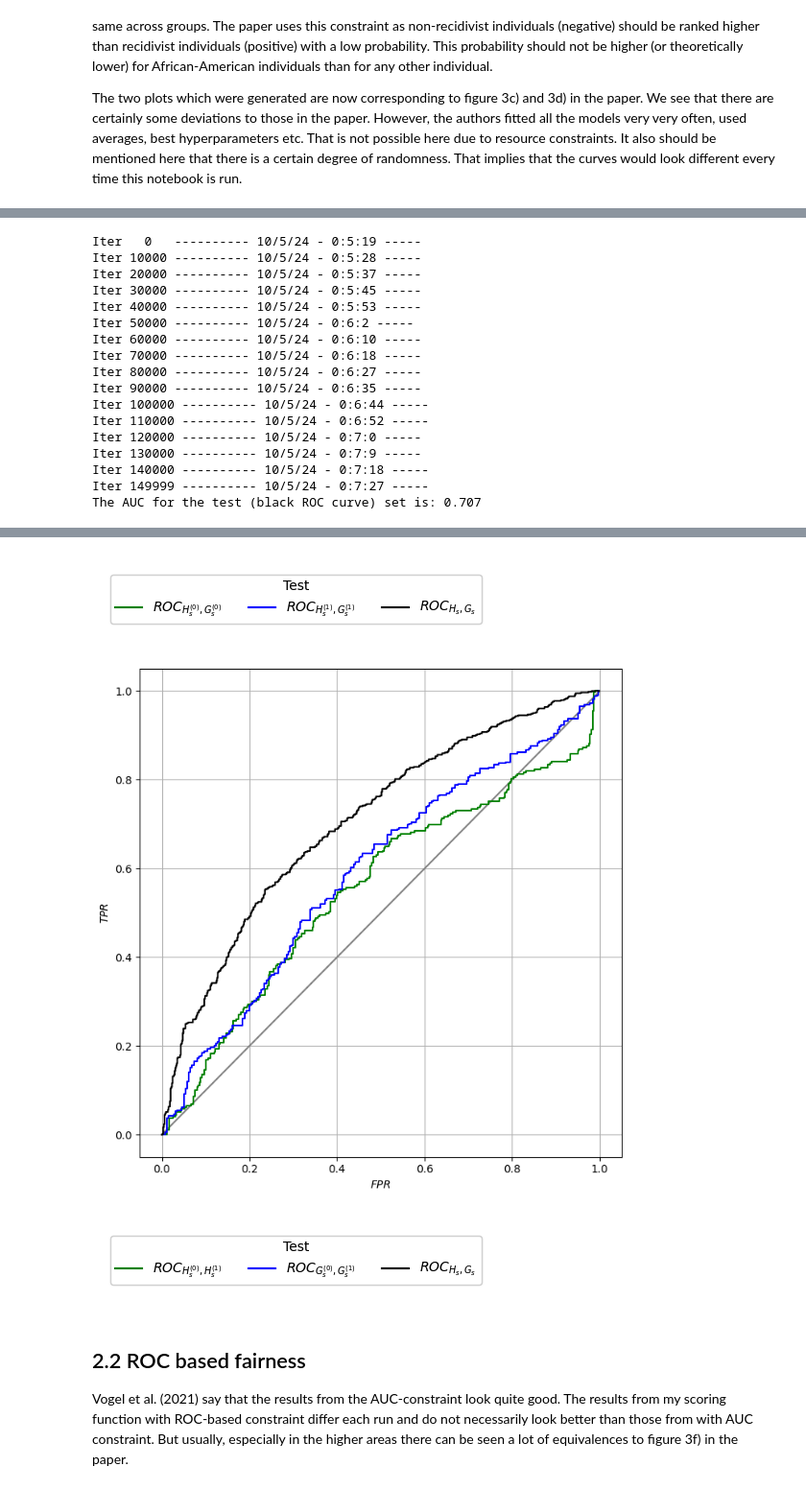
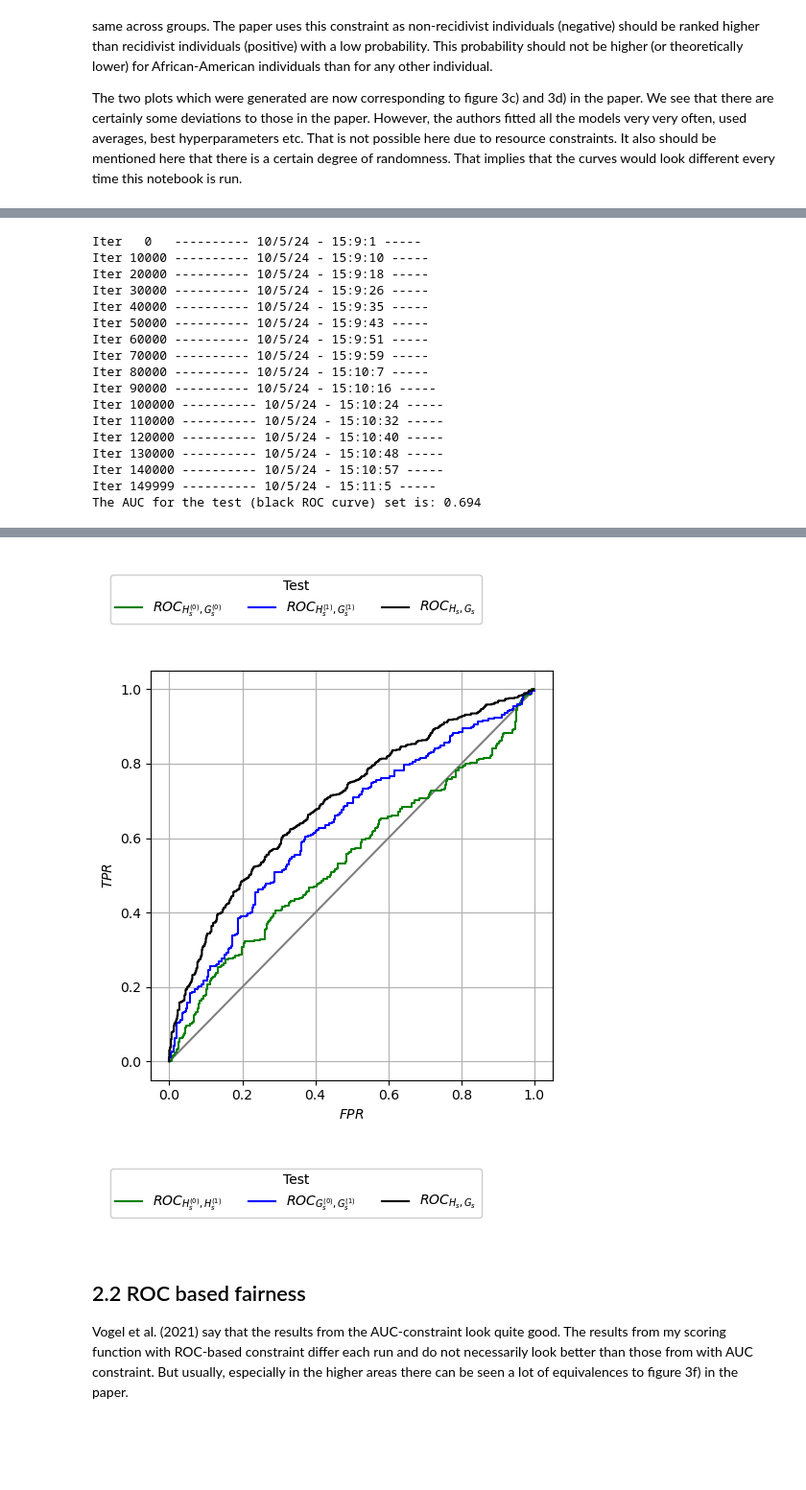
Before and after one commit to tlhaeussler/ensae-fairness-ml-project, a Jupyter notebook: fairness_ranking.ipynb, the cells around one changed output, grey strips where cells are left out. Shown at 96% size. Cells and saved outputs as stored; diff of their text form; code cells hidden in the pictures; blank space fills up the shorter version.

```diff
--- a/fairness_ranking.ipynb
+++ b/fairness_ranking.ipynb
@@ -415,8 +419,8 @@ n_incomplete_valid : 10000
 c : 0.0
 # %%
 # we hardcode a folder where the results are saved
-exp_path = pathlib.Path("./output")
+exp_path = pathlib.Path("./output/adult_auc")
 
 if not exp_path.exists():
-    exp_path.mkdir()
+    exp_path.mkdir(parents=True, exist_ok=True)
 # %% [markdown]
@@ -461,10 +478,10 @@ s_test = np.array(xauc_model.score(X_test)).ravel().astype(float)
 s_train = np.array(xauc_model.score(X_train)).ravel().astype(float)
 
 # Define a path on where to save the results
-path_analysis = pathlib.Path("./evaluation")
+path_analysis = pathlib.Path("./evaluation/adult_auc")
 
 if not path_analysis.exists():
-        path_analysis.mkdir()
+        path_analysis.mkdir(parents=True, exist_ok=True)
 # %% [markdown]
 The following code is taken from ./more_utils/roc_calculus.py. Just like the cell after, it defines functions necessary to evaluate the results by defining how the FPR and TPR are calculated and how they are plotted.
 # %%
@@ -517,7 +534,7 @@ class RocGen:
     def save_roc(self, fpr, tpr):
         fold = pathlib.Path("{}/{}".format(self.out_fold, "rocs"))
         if not fold.exists():
-            fold.mkdir()
+            fold.mkdir(parents=True, exist_ok=True)
         path = fold/("{}".format(self.prefix))
         with open(str(path) + "fpr.npy", "wb") as f:
             np.save(f, fpr)
@@ -584,7 +601,7 @@ def plot_roc_sec3(path_analysis, data_train, data_test, save_data=True):
     s_train, y_train, Z_train = data_train
     s_test, y_test, Z_test = data_test
 
-    plt.figure(figsize=(7, 7))
+    plt.figure(figsize=(5, 5))
 
     s_1 = "$ROC_{H_s^{(0)}, G_s^{(0)}}$"
     s_2 = "$ROC_{H_s^{(1)}, G_s^{(1)}}$"
@@ -621,7 +638,7 @@ def plot_roc_sec4(path_analysis, data_train, data_test, save_data=True):
     s_train, y_train, Z_train = data_train
     s_test, y_test, Z_test = data_test
 
-    plt.figure(figsize=(7, 7))
+    plt.figure(figsize=(5, 5))
 
     plt.plot([0, 1], [0, 1], color="grey")
     s_1, s_2 = "$ROC_{H_s^{(0)}, H_s^{(1)}}$", "$ROC_{G_s^{(0)}, G_s^{(1)}}$"
@@ -692,10 +709,10 @@ n_incomplete_valid : 10000
 c : 0.0
 # %%
 # we hardcode a folder where the results are saved
-exp_path = pathlib.Path("./output")
+exp_path = pathlib.Path("./output/adult_roc")
 
 if not exp_path.exists():
-    exp_path.mkdir()
+    exp_path.mkdir(parents=True, exist_ok=True)
 # %%
 # need to close an eventually already existing tenserflow session properly as we can't fit another model otherwise
 tf.compat.v1.reset_default_graph()
@@ -935,10 +1133,10 @@ The two plots which were generated are now corresponding to figure 3c) and 3d) i
 bpsn_model = load_model("auc_cons_bpsn")
 
 # we hardcode a folder where the results are saved
-exp_path = pathlib.Path("./output")
+exp_path = pathlib.Path("./output/compas_auc")
 
 if not exp_path.exists():
-    exp_path.mkdir()
+    exp_path.mkdir(parents=True, exist_ok=True)
 
 # need to close an eventually already existing tenserflow session properly as we can't fit another model otherwise
 tf.compat.v1.reset_default_graph()
@@ -960,10 +1158,10 @@ s_test = np.array(bpsn_model.score(X_test)).ravel().astype(float)
 s_train = np.array(bpsn_model.score(X_train)).ravel().astype(float)
 
 # Define a path on where to save the results
-path_analysis = pathlib.Path("./evaluation")
+path_analysis = pathlib.Path("./evaluation/compas_auc")
 
 if not path_analysis.exists():
-        path_analysis.mkdir()
+        path_analysis.mkdir(parents=True, exist_ok=True)
 
 # 1. Plot ROC curves for all problems on the same plot
 plot_roc_sec3(path_analysis,
@@ -990,20 +1188,20 @@ c : 0.0
 Number of features: 16
 Size of the train set: 4443
 Size of the validation set: 494
-Iter   0   ---------- 10/5/24 - 0:5:19 -----
-Iter 10000 ---------- 10/5/24 - 0:5:28 -----
-Iter 20000 ---------- 10/5/24 - 0:5:37 -----
-Iter 30000 ---------- 10/5/24 - 0:5:45 -----
-Iter 40000 ---------- 10/5/24 - 0:5:53 -----
-Iter 50000 ---------- 10/5/24 - 0:6:2 -----
-Iter 60000 ---------- 10/5/24 - 0:6:10 -----
-Iter 70000 ---------- 10/5/24 - 0:6:18 -----
-Iter 80000 ---------- 10/5/24 - 0:6:27 -----
-Iter 90000 ---------- 10/5/24 - 0:6:35 -----
-Iter 100000 ---------- 10/5/24 - 0:6:44 -----
-Iter 110000 ---------- 10/5/24 - 0:6:52 -----
-Iter 120000 ---------- 10/5/24 - 0:7:0 -----
-Iter 130000 ---------- 10/5/24 - 0:7:9 -----
-Iter 140000 ---------- 10/5/24 - 0:7:18 -----
-Iter 149999 ---------- 10/5/24 - 0:7:27 -----
-The AUC for the test (black ROC curve) set is: 0.707
+Iter   0   ---------- 10/5/24 - 15:9:1 -----
+Iter 10000 ---------- 10/5/24 - 15:9:10 -----
+Iter 20000 ---------- 10/5/24 - 15:9:18 -----
+Iter 30000 ---------- 10/5/24 - 15:9:26 -----
+Iter 40000 ---------- 10/5/24 - 15:9:35 -----
+Iter 50000 ---------- 10/5/24 - 15:9:43 -----
+Iter 60000 ---------- 10/5/24 - 15:9:51 -----
+Iter 70000 ---------- 10/5/24 - 15:9:59 -----
+Iter 80000 ---------- 10/5/24 - 15:10:7 -----
+Iter 90000 ---------- 10/5/24 - 15:10:16 -----
+Iter 100000 ---------- 10/5/24 - 15:10:24 -----
+Iter 110000 ---------- 10/5/24 - 15:10:32 -----
+Iter 120000 ---------- 10/5/24 - 15:10:40 -----
+Iter 130000 ---------- 10/5/24 - 15:10:48 -----
+Iter 140000 ---------- 10/5/24 - 15:10:57 -----
+Iter 149999 ---------- 10/5/24 - 15:11:5 -----
+The AUC for the test (black ROC curve) set is: 0.694
@@ -1011,5 +1209,5 @@ The AUC for the test (black ROC curve) set is: 0.707
 [figure]
-[figure, old version]
+[figure, new version]
 [figure]
 # %% [markdown]
 ## 2.2 ROC based fairness
```
Also changed, not shown: parts of 21 cells of this notebook, 2 other files.
